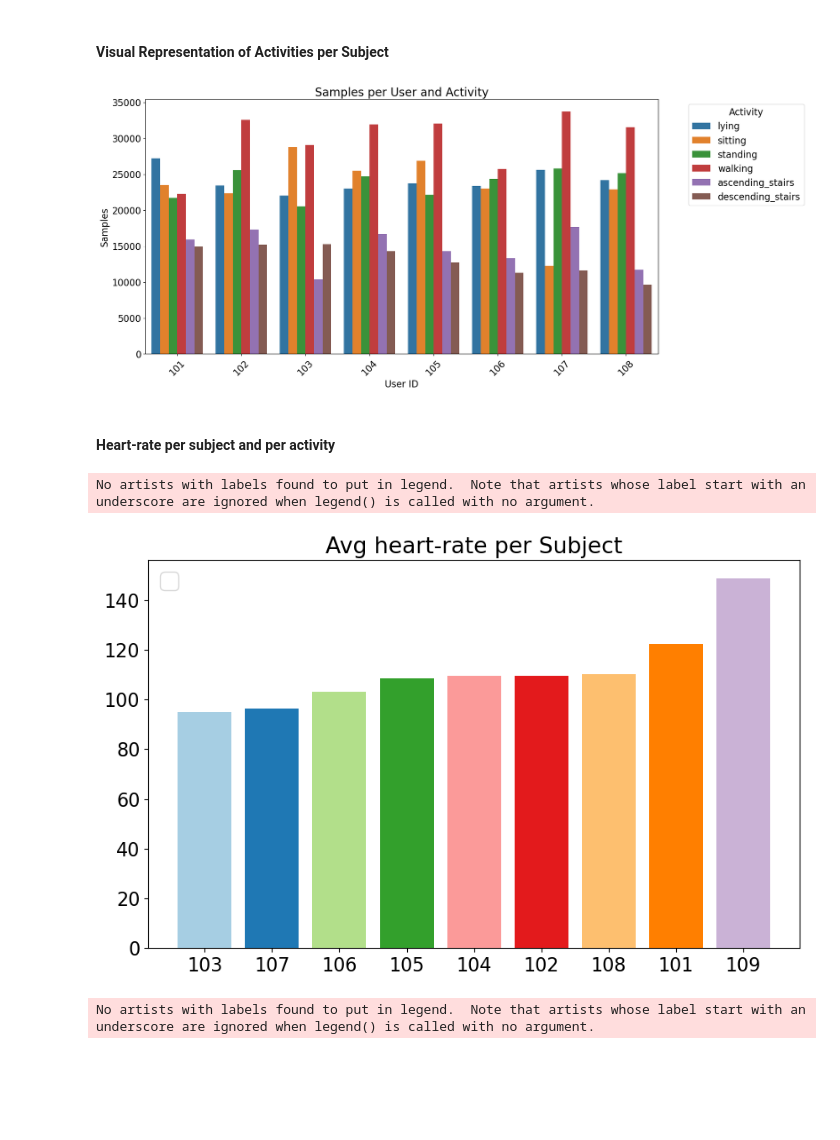
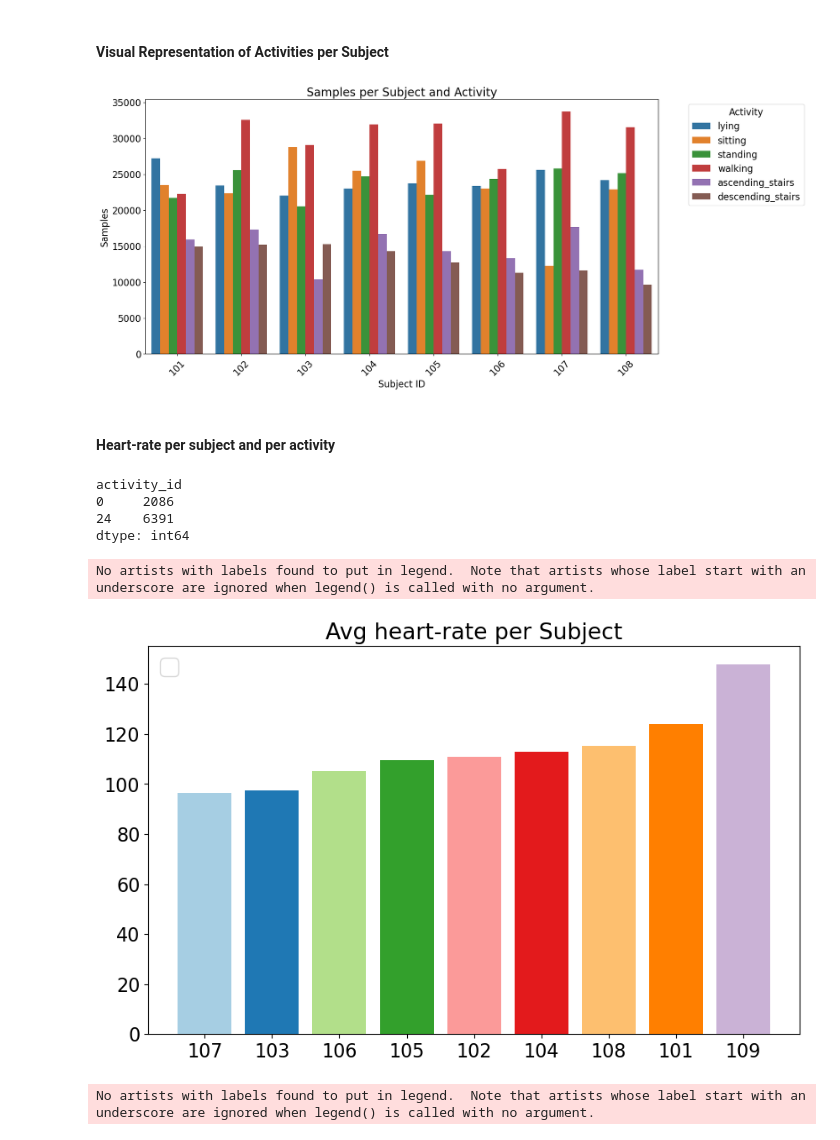
Before and after one commit to dimtsiamouras/measuring_bias_thesis, a Jupyter notebook: Exploratory Data Analysis.ipynb, the cells around one changed output. Drawn from its saved outputs; the diff is of its cells as text; code cells hidden in the pictures; blank space fills up the shorter version.

```diff
--- a/Exploratory Data Analysis.ipynb
+++ b/Exploratory Data Analysis.ipynb
@@ -52,6 +170,12 @@ import random
 WARNING:tensorflow:From C:\Users\dimts\anaconda3\Lib\site-packages\keras\src\losses.py:2976: The name tf.losses.sparse_softmax_cross_entropy is deprecated. Please use tf.compat.v1.losses.sparse_softma ...
 # %% [markdown]
 ### - Dataset 1: PAMAP2
+# %%
+columns = df_mhealth.columns
+
+with open('uci_columns.txt', 'w') as f:
+    for column in columns:
+        f.write(column + '\n')
 # %%
 #functions to load
 
@@ -108,7 +232,7 @@ def load_IMU():
     output.extend(ankle)
     return output
 
-def load_subjects(root='../pamap2+physical+activity+monitoring/PAMAP2_Dataset/PAMAP2_Dataset/Protocol/subject'):
+def load_subjects(root='./pamap2+physical+activity+monitoring/PAMAP2_Dataset/PAMAP2_Dataset/Protocol/subject'):
     output = pd.DataFrame()
     cols = load_IMU()
 
@@ -273,38 +392,44 @@ Avg samples per subject:  161906.0
 # %% [markdown]
 #### Visual Representation of Activities per Subject
 # %%
-user_activity_counts = data.groupby(['id', 'activity_id']).size().reset_index(name='samples')
+user_activity_counts = data.groupby(['subject_id', 'activity_id']).size().reset_index(name='samples')
 
-# Map activity names
 user_activity_counts['activity'] = user_activity_counts['activity_id'].map(map_ac)
 
-# Filter out activities of interest
 activities = ['standing', 'walking', 'sitting', 'lying', 'descending_stairs', 'ascending_stairs']
 user_activity_counts = user_activity_counts[user_activity_counts['activity'].isin(activities)]
 
-# Plot
 plt.figure(figsize=(16, 8))
-plt.title('Samples per User and Activity', fontsize=20)
-sns.barplot(x='id', y='samples', hue='activity', data=user_activity_counts)
-plt.xlabel('User ID')
+plt.title('Samples per Subject and Activity', fontsize=20)
+sns.barplot(x='subject_id', y='samples', hue='activity', data=user_activity_counts)
+plt.xlabel('Subject ID')
 plt.ylabel('Samples')
 plt.xticks(rotation=45)
 plt.legend(title='Activity', bbox_to_anchor=(1.05, 1), loc='upper left')
 plt.show()
 # %% [output]
-[figure, old version]
+[figure, new version]
 # %% [markdown]
 #### Heart-rate per subject and per activity
+# %%
+subject_109_data = data[data['subject_id'] == 109]
+activity_counts = subject_109_data.groupby('activity_id').size()
+print(activity_counts)
+# %% [output]
+activity_id
+0     2086
+24    6391
+dtype: int64
 # %%
 #per Subject
 
-result_id = data.groupby(['id']).mean().reset_index()
+result_id = data.groupby(['subject_id']).mean().reset_index()
 samples_heart_rate = pd.DataFrame()
-samples_heart_rate['id'] = result_id['id']
+samples_heart_rate['subject_id'] = result_id['subject_id']
 samples_heart_rate['heart_rate'] = result_id['heart_rate']
 samples_heart_rate = samples_heart_rate.sort_values(by=['heart_rate'])
-pd_fast_plot(samples_heart_rate,'heart_rate','id','Avg heart-rate per Subject')
+pd_fast_plot(samples_heart_rate,'heart_rate','subject_id','Avg heart-rate per Subject')
 # %% [output]
 No artists with labels found to put in legend.  Note that artists whose label start with an underscore are ignored when legend() is called with no argument.
-[figure, old version]
+[figure, new version]
 # %%
```
Also changed, not shown: parts of 42 cells of this notebook.
